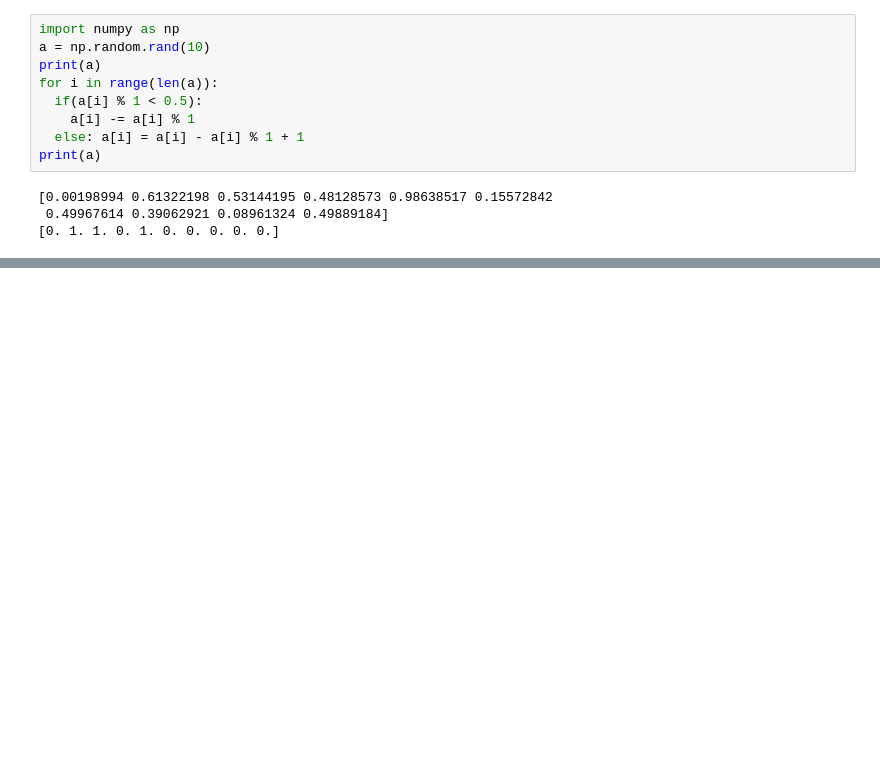
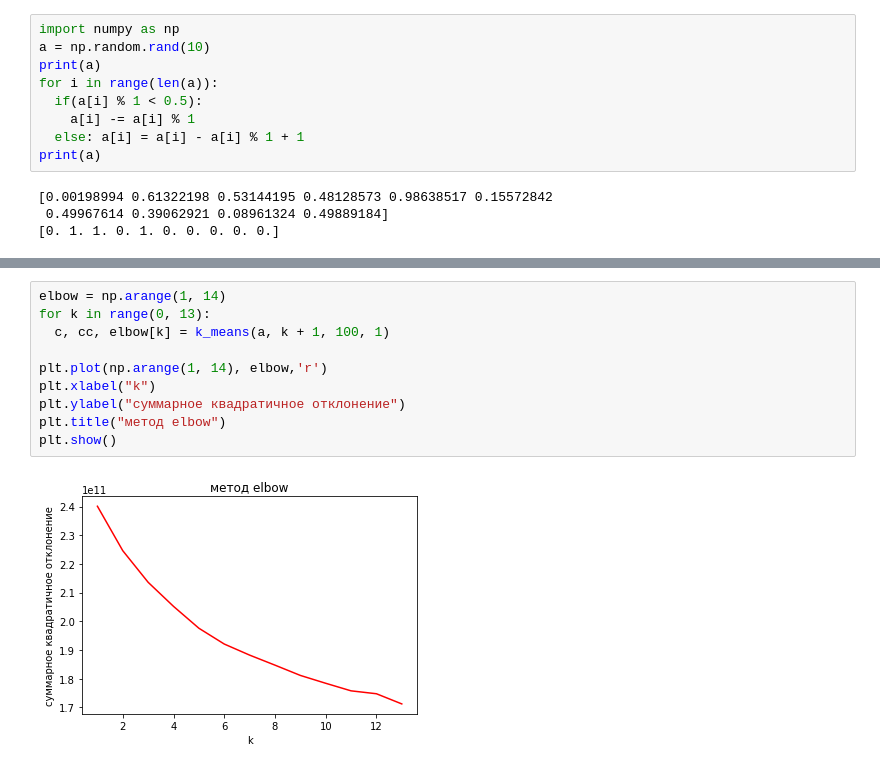
Before and after one commit to PrikhodkoMA/Math_prac, a Jupyter notebook: MP_homework_2.ipynb, the cells around one changed output, grey strips where cells are left out. Drawn from its saved outputs; the diff is of its cells as text; blank space fills up the shorter version.

```diff
--- a/MP_homework_2.ipynb
+++ b/MP_homework_2.ipynb
@@ -104,0 +192,12 @@ print(a)
+# %%
+elbow = np.arange(1, 14)
+for k in range(0, 13):
+  c, cc, elbow[k] = k_means(a, k + 1, 100, 1)
+
+plt.plot(np.arange(1, 14), elbow,'r')
+plt.xlabel("k")
+plt.ylabel("суммарное квадратичное отклонение")
+plt.title("метод elbow")
+plt.show()
+# %% [output]
+[figure, added]
```
Also changed, not shown: parts of 22 cells of this notebook.
